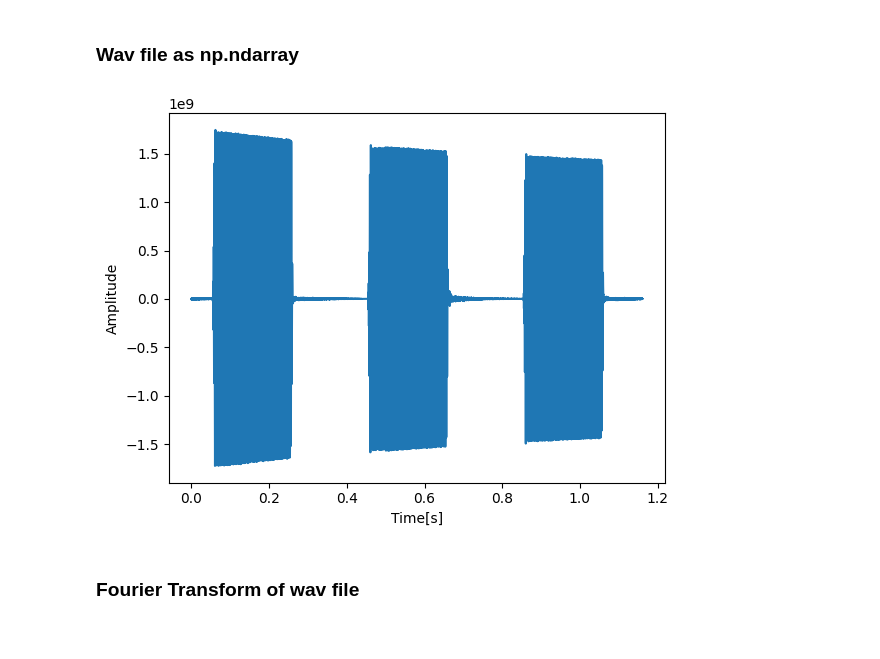
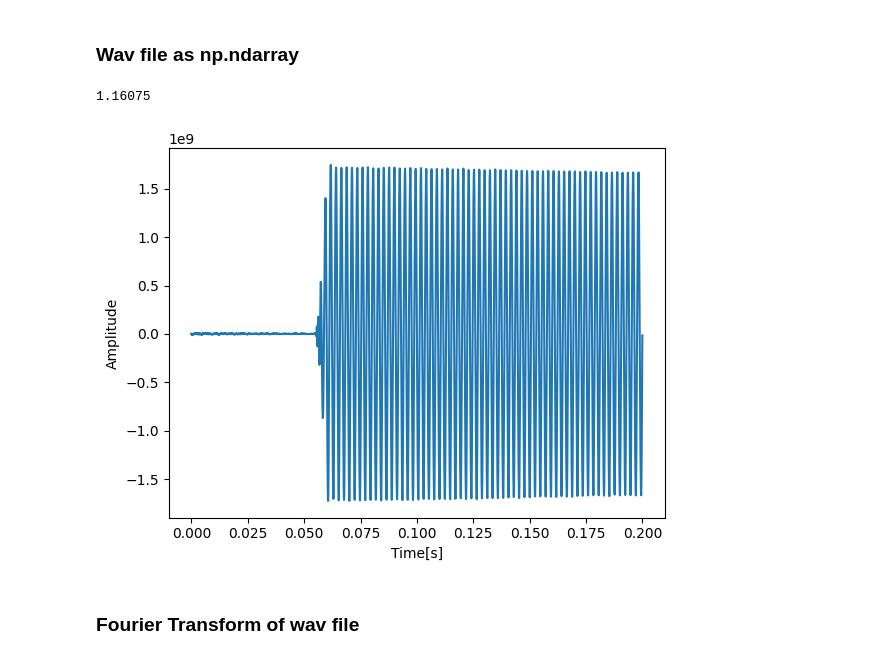
Before and after one commit to andresroliveira/FourierAnalysis, a Jupyter notebook: notebook.ipynb, the cells around one changed output. Cells and saved outputs as stored; diff of their text form; code cells hidden in the pictures.

```diff
--- a/notebook.ipynb
+++ b/notebook.ipynb
@@ -74,13 +77,16 @@ n = x.shape[0]
 duration = n / samplerate
 t = np.linspace(0.0, duration, n)
 dt = t[1] - t[0]
+duration
+# %% [output]
+1.16075
 # %%
-plt.plot(t[:], x[:], label='sound')
+plt.plot(t[t < .2 ], x[ t < .2], label='sound')
 plt.xlabel('Time[s]')
 plt.ylabel('Amplitude')
 plt.show()
 # %% [output]
-[figure, old version]
+[figure, new version]
 # %% [markdown]
 ### Fourier Transform of wav file
 # %%
```
Also changed, not shown: parts of 8 cells of this notebook, 2 other files.
